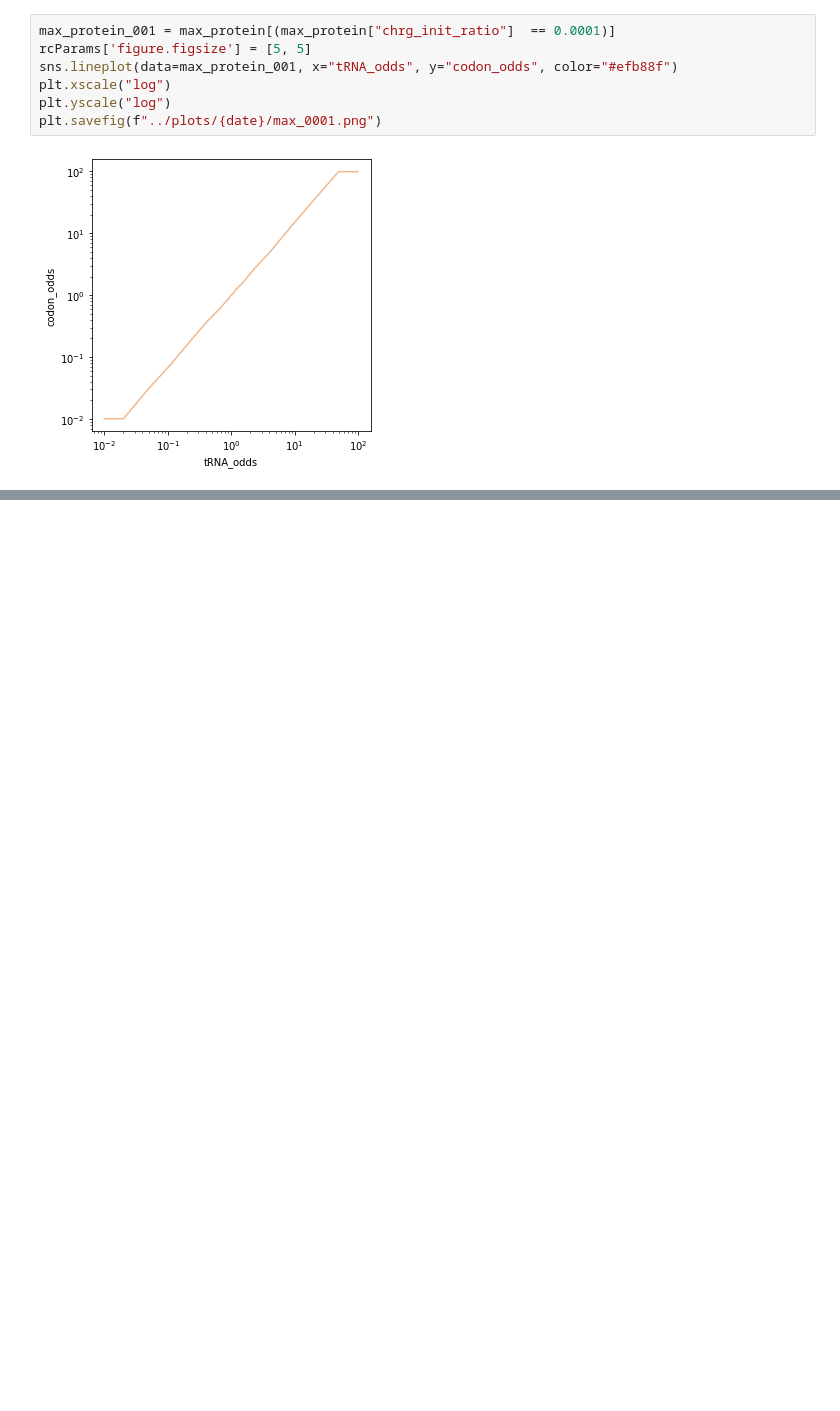
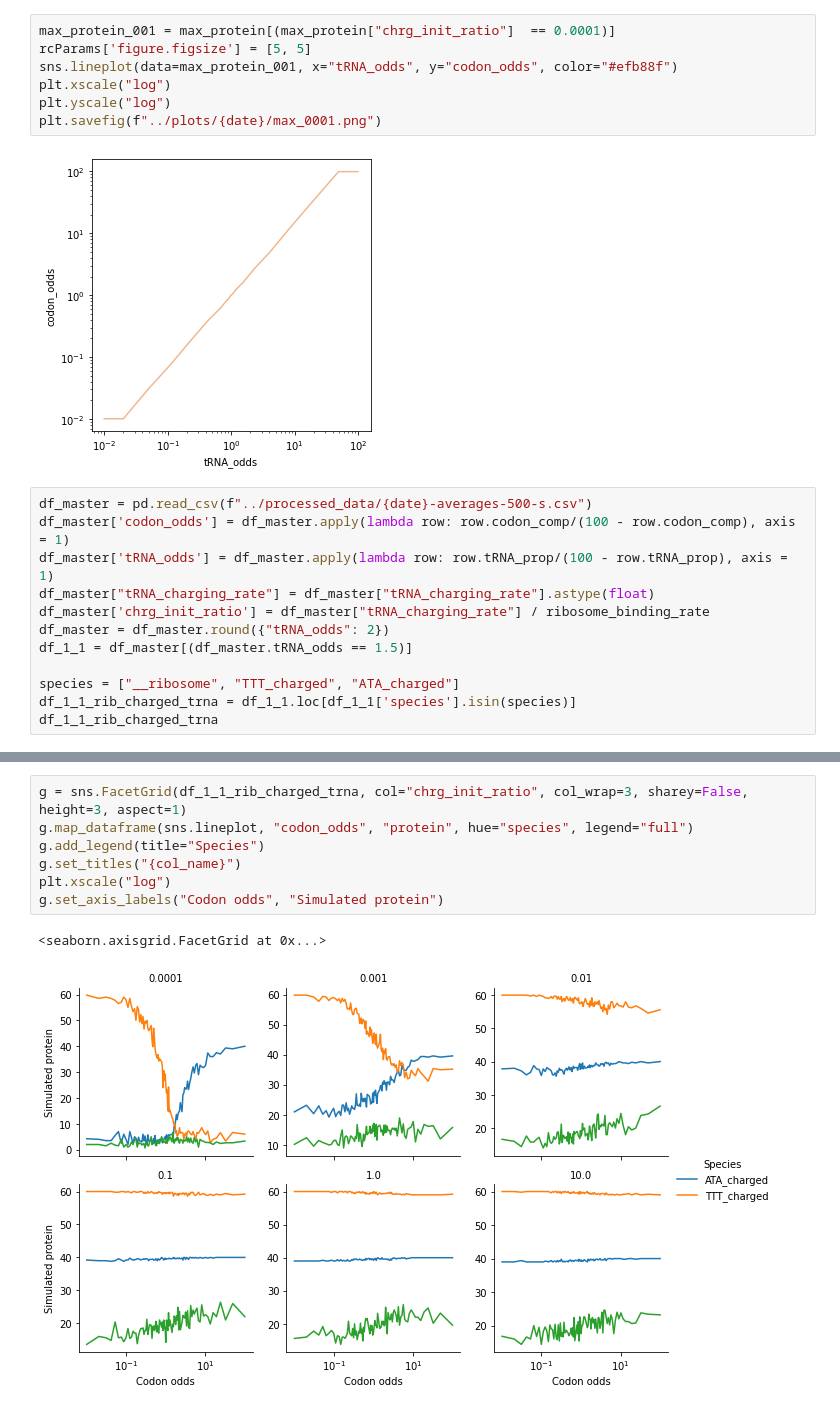
Before and after one commit to alexismhill3/tRNA-dynamics, a Jupyter notebook: notebooks/may-3-2022.ipynb, the cells around one changed output, grey strips where cells are left out. Drawn from its saved outputs; the diff is of its cells as text; blank space fills up the shorter version.

Commit message:
re-do data aggregation for two-codon/trna/charging simulations because I accidentally overwrote it

```diff
--- a/notebooks/may-3-2022.ipynb
+++ b/notebooks/may-3-2022.ipynb
@@ -253,3 +266,15 @@ plt.yscale("log")
 plt.savefig(f"../plots/{date}/max_0001.png")
 # %% [output]
 [figure]
+# %%
+df_master = pd.read_csv(f"../processed_data/{date}-averages-500-s.csv")
+df_master['codon_odds'] = df_master.apply(lambda row: row.codon_comp/(100 - row.codon_comp), axis = 1)
+df_master['tRNA_odds'] = df_master.apply(lambda row: row.tRNA_prop/(100 - row.tRNA_prop), axis = 1)
+df_master["tRNA_charging_rate"] = df_master["tRNA_charging_rate"].astype(float)
+df_master['chrg_init_ratio'] = df_master["tRNA_charging_rate"] / ribosome_binding_rate
+df_master = df_master.round({"tRNA_odds": 2})
+df_1_1 = df_master[(df_master.tRNA_odds == 1.5)]
+
+species = ["__ribosome", "TTT_charged", "ATA_charged"]
+df_1_1_rib_charged_trna = df_1_1.loc[df_1_1['species'].isin(species)]
+df_1_1_rib_charged_trna
@@ -255,0 +295,10 @@ plt.savefig(f"../plots/{date}/max_0001.png")
+# %%
+g = sns.FacetGrid(df_1_1_rib_charged_trna, col="chrg_init_ratio", col_wrap=3, sharey=False, height=3, aspect=1)
+g.map_dataframe(sns.lineplot, "codon_odds", "protein", hue="species", legend="full")
+g.add_legend(title="Species")
+g.set_titles("{col_name}")
+plt.xscale("log")
+g.set_axis_labels("Codon odds", "Simulated protein")
+# %% [output]
+<seaborn.axisgrid.FacetGrid at 0x...>
+[figure, added]
```
Also changed, not shown: parts of 3 cells of this notebook, 2 other files.
